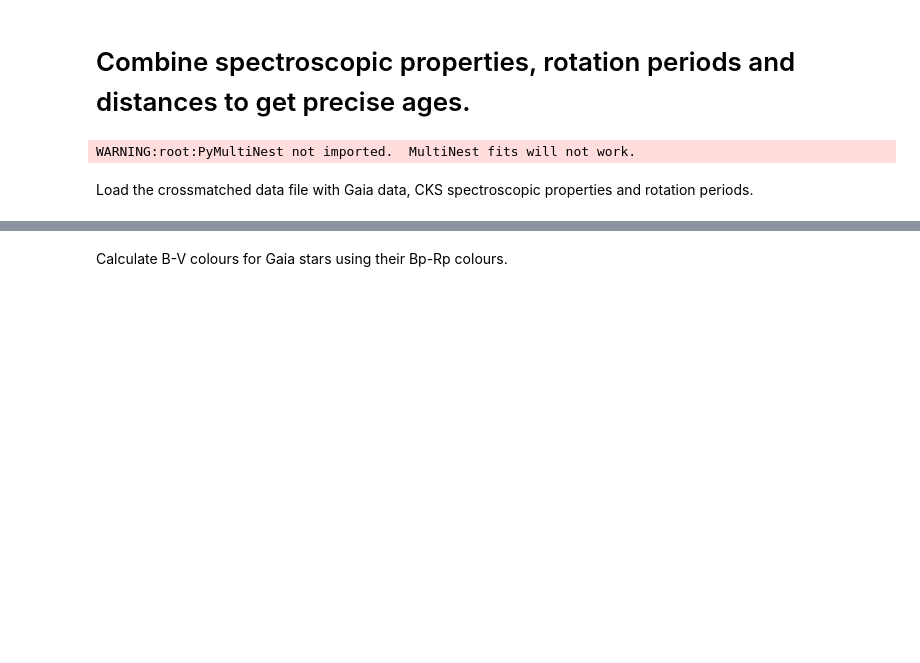
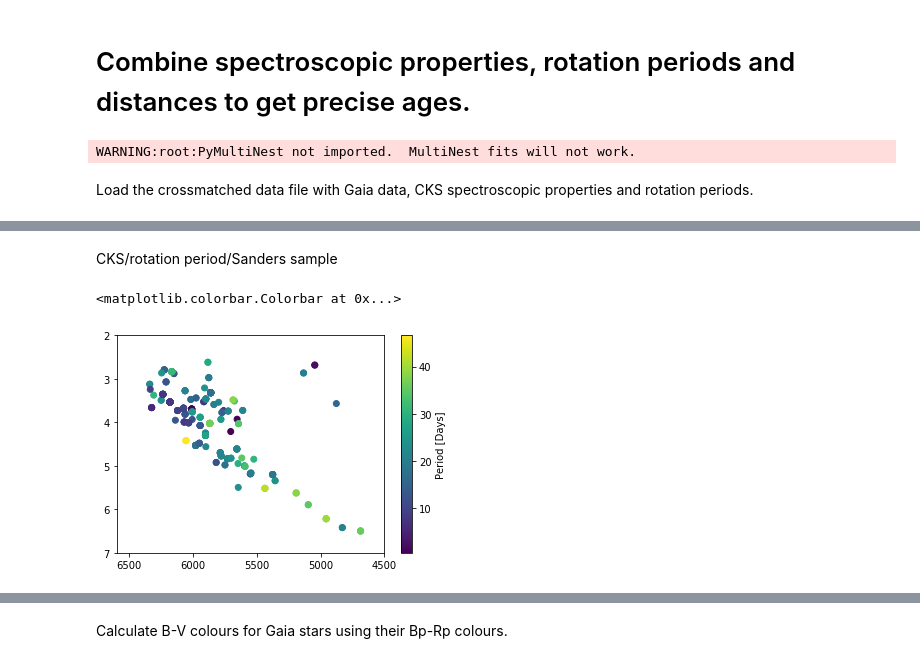
Before and after one commit to RuthAngus/stardate, a Jupyter notebook: age_inference.ipynb, the cells around one changed output, grey strips where cells are left out. Drawn from its saved outputs; the diff is of its cells as text; code cells hidden in the pictures; blank space fills up the shorter version.

```diff
--- a/age_inference.ipynb
+++ b/age_inference.ipynb
@@ -40,0 +44,10 @@ int_kepid
+# %% [markdown]
+CKS/rotation period/Sanders sample
+# %%
+plt.scatter(df2.teff, distance_modulus(df2.phot_g_mean_mag, df2.parallax), c=df2.period)
+plt.ylim(7, 2)
+plt.xlim(6600, 4500)
+plt.colorbar(label="Period [Days]")
+# %% [output]
+<matplotlib.colorbar.Colorbar at 0x...>
+[figure, added]
```
Also changed, not shown: parts of 18 cells of this notebook.
